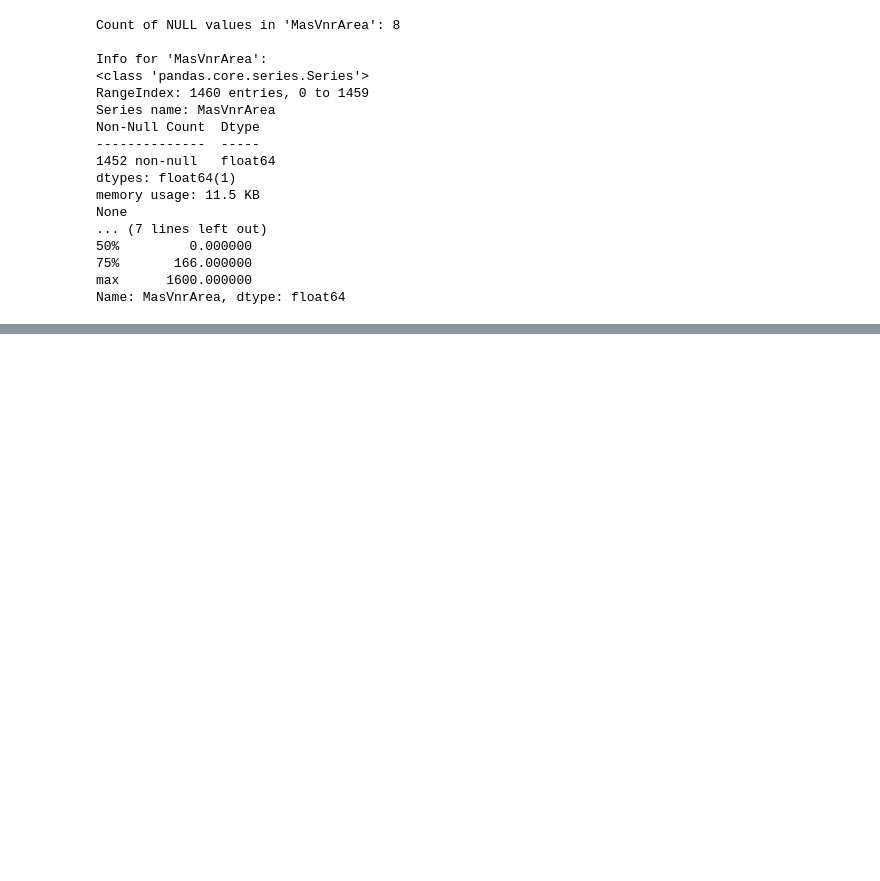
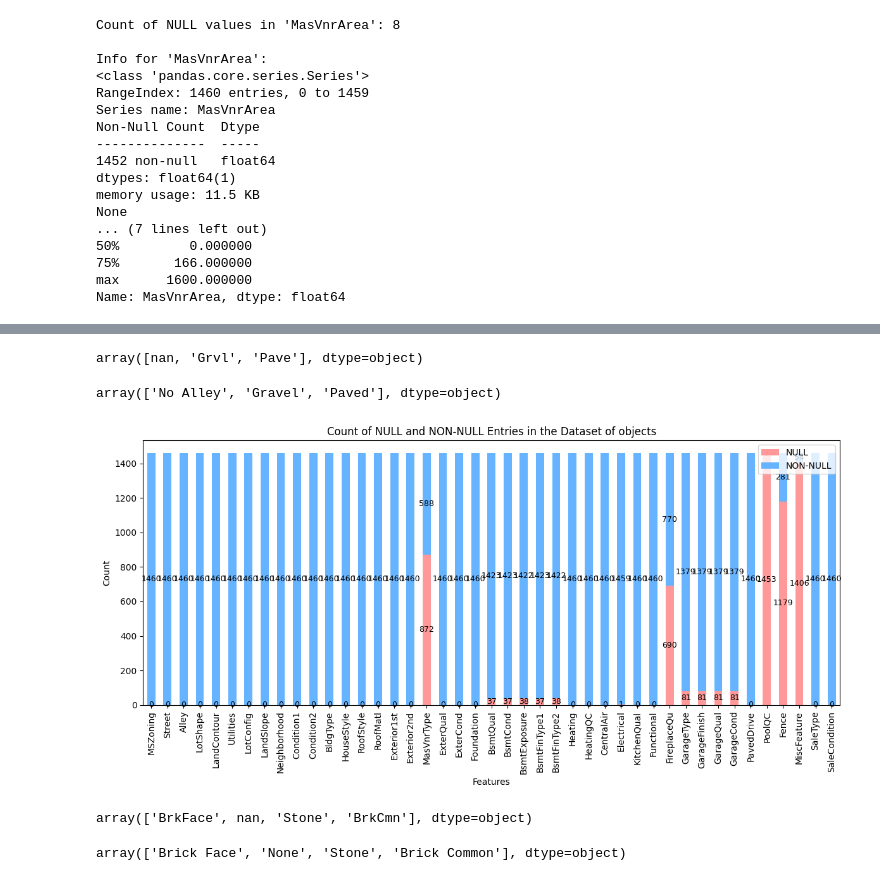
Before and after one commit to shyamghan17/MachineLearning, a Jupyter notebook: house-prices-advanced-regression-techniques/house-prices-prediction-adv-reg-tech.ipynb, the cells around one changed output, grey strips where cells are left out. Cells and saved outputs as stored; diff of their text form; code cells hidden in the pictures; blank space fills up the shorter version.

```diff
--- a/house-prices-advanced-regression-techniques/house-prices-prediction-adv-reg-tech.ipynb
+++ b/house-prices-advanced-regression-techniques/house-prices-prediction-adv-reg-tech.ipynb
@@ -298,0 +329,46 @@ Name: MasVnrArea, Length: 1460, dtype: float64
+# %%
+df['Alley'].unique()
+# Alley: Type of alley access to property
+
+#        Grvl	Gravel
+#        Pave	Paved
+#        NA 	No alley access
+# %% [output]
+array([nan, 'Grvl', 'Pave'], dtype=object)
+# %%
+# Define the mapping dictionary
+dic = { 'Grvl': 'Gravel', 'Pave': 'Paved' }
+df['Alley'] = df['Alley'].fillna('No Alley')
+
+# Replace values based on the dictionary
+df['Alley'] = df['Alley'].replace(dic)
+
+df['Alley'].unique()
+# %% [output]
+array(['No Alley', 'Gravel', 'Paved'], dtype=object)
+# %%
+check_null(df[object_columns], 'objects')
+# %% [output]
+[figure, added]
+# %%
+df['MasVnrType'].unique()
+# MasVnrType: Masonry veneer type
+
+#        BrkCmn	Brick Common
+#        BrkFace	Brick Face
+#        CBlock	Cinder Block
+#        None	None
+#        Stone	Stone
+# %% [output]
+array(['BrkFace', nan, 'Stone', 'BrkCmn'], dtype=object)
+# %%
+# Define the mapping dictionary
+dic = { 'BrkCmn': 'Brick Common', 'BrkFace': 'Brick Face', 'CBlock':'Cinder Block' }
+
+df['MasVnrType'] = df['MasVnrType'].fillna('None')
+# Replace values based on the dictionary
+df['MasVnrType'] = df['MasVnrType'].replace(dic)
+
+df['MasVnrType'].unique()
+# %% [output]
+array(['Brick Face', 'None', 'Stone', 'Brick Common'], dtype=object)
```
Also changed, not shown: parts of 75 cells of this notebook, 1 other file.
